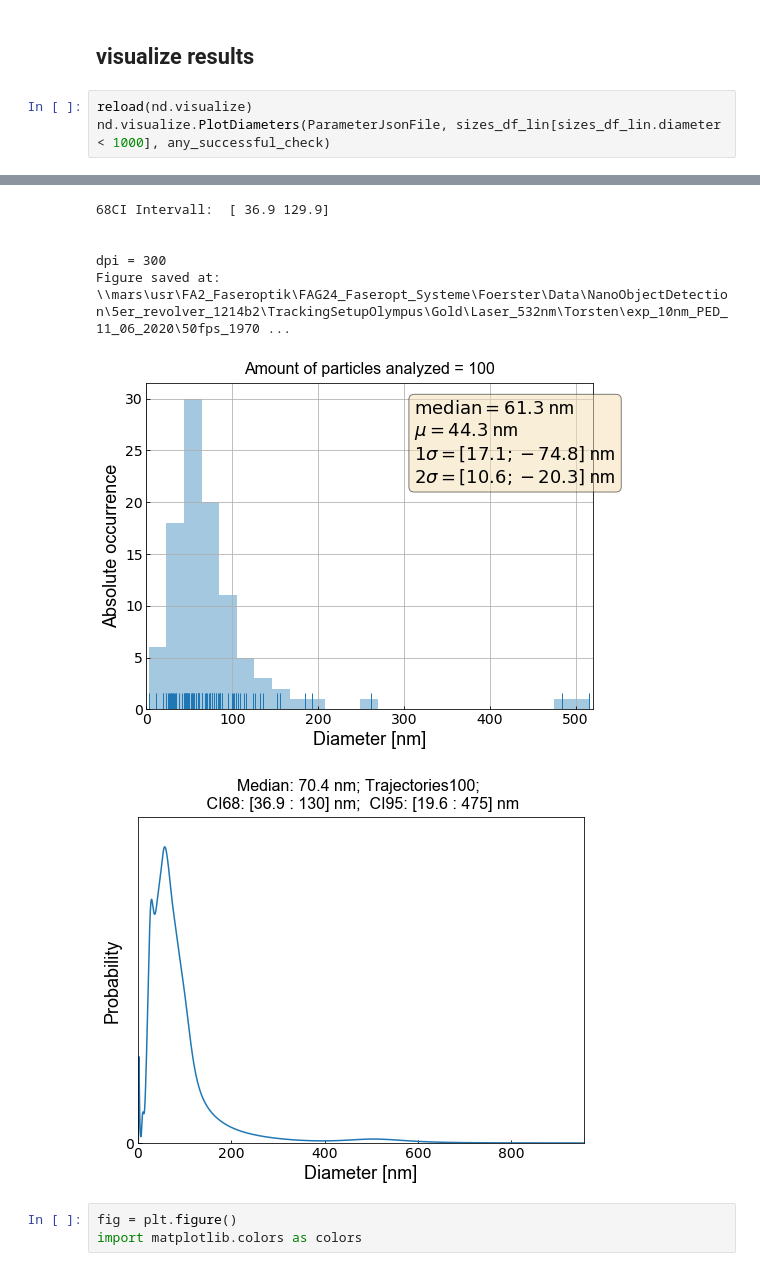
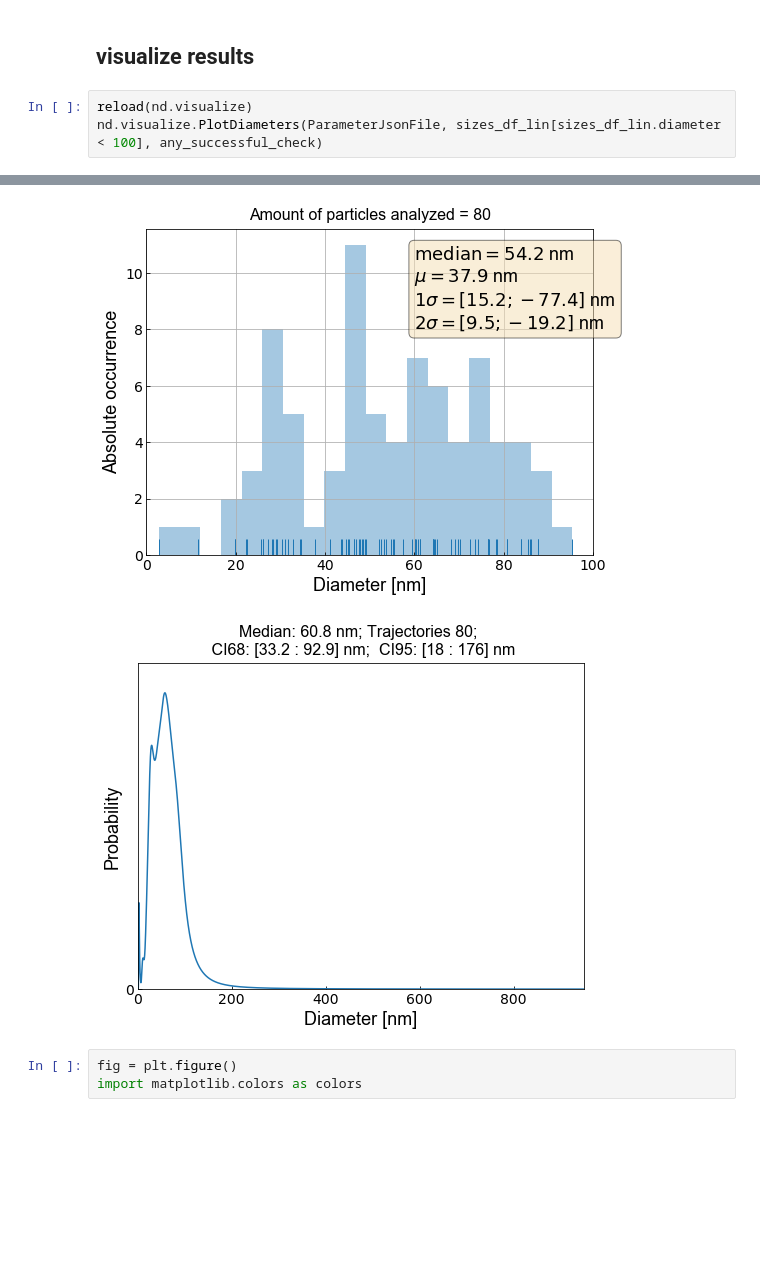
Before and after one commit to RonnyFoerster/NanoObjectDetection, a Jupyter notebook: JupyterLab/FirstTry.ipynb, the cells around one changed output, grey strips where cells are left out. Saved outputs shown, nothing was run; the diff lists cells and outputs as text; blank space fills up the shorter version.

```diff
--- a/JupyterLab/FirstTry.ipynb
+++ b/JupyterLab/FirstTry.ipynb
@@ -341,7 +325,7 @@ dtype: float64
 ## visualize results
 # %%
 reload(nd.visualize)
-nd.visualize.PlotDiameters(ParameterJsonFile, sizes_df_lin[sizes_df_lin.diameter < 1000], any_successful_check)
+nd.visualize.PlotDiameters(ParameterJsonFile, sizes_df_lin[sizes_df_lin.diameter < 100], any_successful_check)
 # %% [output]
 dpi = 300
 Figure saved at: \\mars\usr\FA2_Faseroptik\FAG24_Faseropt_Systeme\Foerster\Data\NanoObjectDetection\5er_revolver_1214b2\TrackingSetupOlympus\Gold\Laser_532nm\Torsten\exp_10nm_PED_11_06_2020\50fps_1970 ...
@@ -351,10 +340,5 @@ Figure saved at: \\mars\usr\FA2_Faseroptik\FAG24_Faseropt_Systeme\Foerster\Data\
-68CI Intervall:  [ 36.9 129.9]
-
-
-dpi = 300
-Figure saved at: \\mars\usr\FA2_Faseroptik\FAG24_Faseropt_Systeme\Foerster\Data\NanoObjectDetection\5er_revolver_1214b2\TrackingSetupOlympus\Gold\Laser_532nm\Torsten\exp_10nm_PED_11_06_2020\50fps_1970 ...
-[figure, old version]
+[figure, new version]
-[figure, old version]
+[figure, new version]
 # %%
 fig = plt.figure()
 import matplotlib.colors as colors
```
Also changed, not shown: parts of 7 cells of this notebook.
